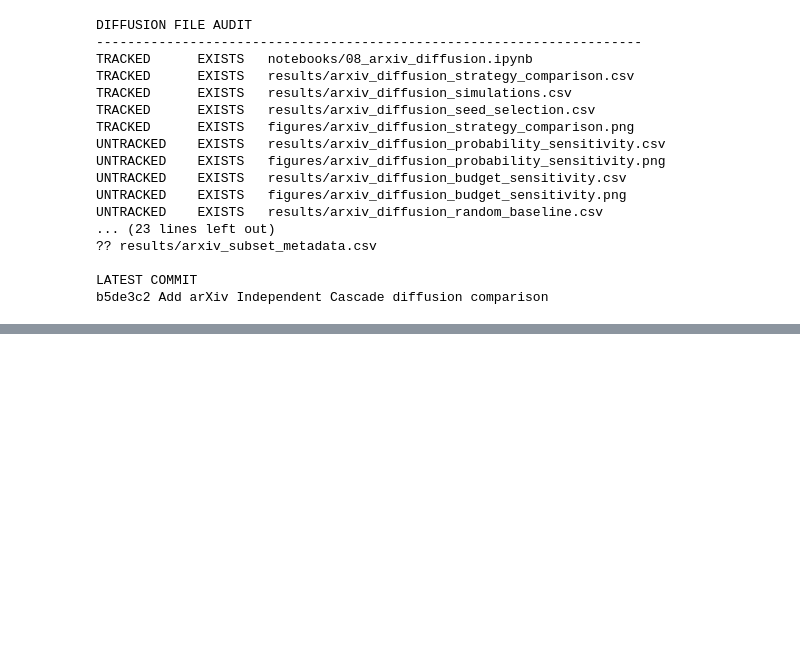
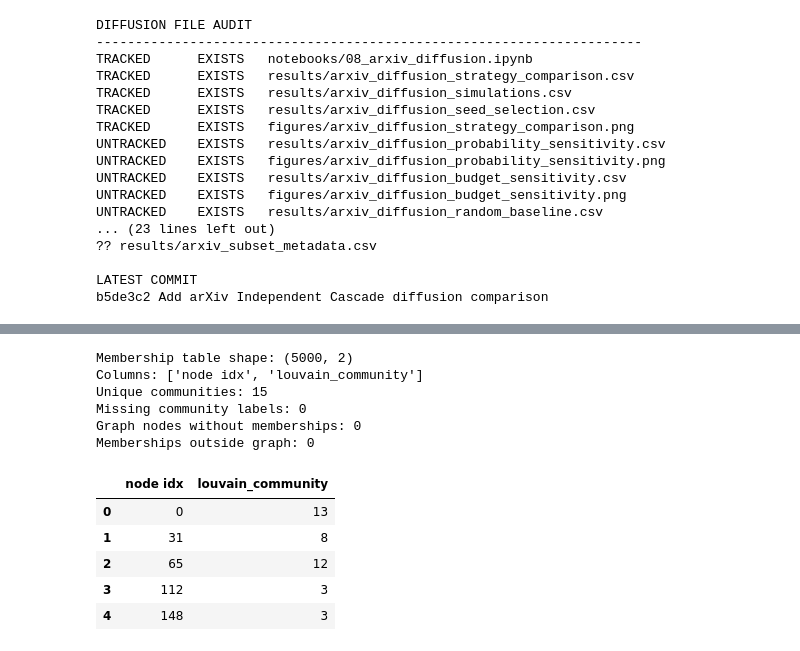
Before and after one commit to Sav-lets/cos802-network-analysis, a Jupyter notebook: notebooks/08_arxiv_diffusion.ipynb, the cells around one changed output, grey strips where cells are left out. Saved outputs shown, nothing was run; the diff lists cells and outputs as text; code cells hidden in the pictures; blank space fills up the shorter version.

```diff
--- a/notebooks/08_arxiv_diffusion.ipynb
+++ b/notebooks/08_arxiv_diffusion.ipynb
@@ -1871,0 +1974,39 @@ b5de3c2 Add arXiv Independent Cascade diffusion comparison
+# %%
+
+# Louvain community memberships
+
+import pandas as pd
+
+membership_path = project_root / "results" / "arxiv_louvain_membership.csv"
+
+membership_df = pd.read_csv(membership_path)
+
+print("Membership table shape:", membership_df.shape)
+print("Columns:", membership_df.columns.tolist())
+print("Unique communities:", membership_df["louvain_community"].nunique())
+print("Missing community labels:",
+      membership_df["louvain_community"].isna().sum())
+
+# Verify that all graph nodes have community assignments
+graph_nodes = set(G_diffusion.nodes())
+assigned_nodes = set(membership_df["node idx"])
+
+print("Graph nodes without memberships:",
+      len(graph_nodes - assigned_nodes))
+print("Memberships outside graph:",
+      len(assigned_nodes - graph_nodes))
+
+display(membership_df.head())
+# %% [output]
+Membership table shape: (5000, 2)
+Columns: ['node idx', 'louvain_community']
+Unique communities: 15
+Missing community labels: 0
+Graph nodes without memberships: 0
+Memberships outside graph: 0
+|  | node idx | louvain_community |
+| 0 | 0 | 13 |
+| 1 | 31 | 8 |
+| 2 | 65 | 12 |
+| 3 | 112 | 3 |
+| 4 | 148 | 3 |
```
Also changed, not shown: parts of 11 cells of this notebook, 6 other files.
